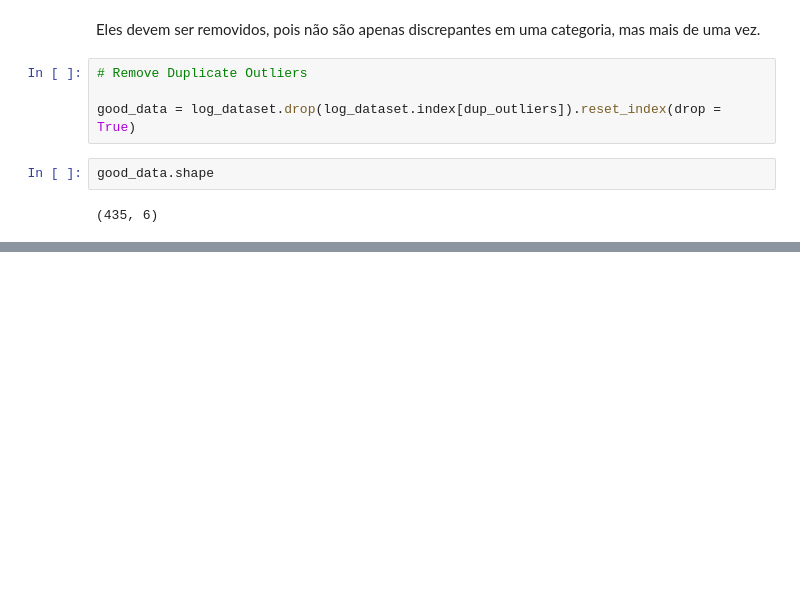
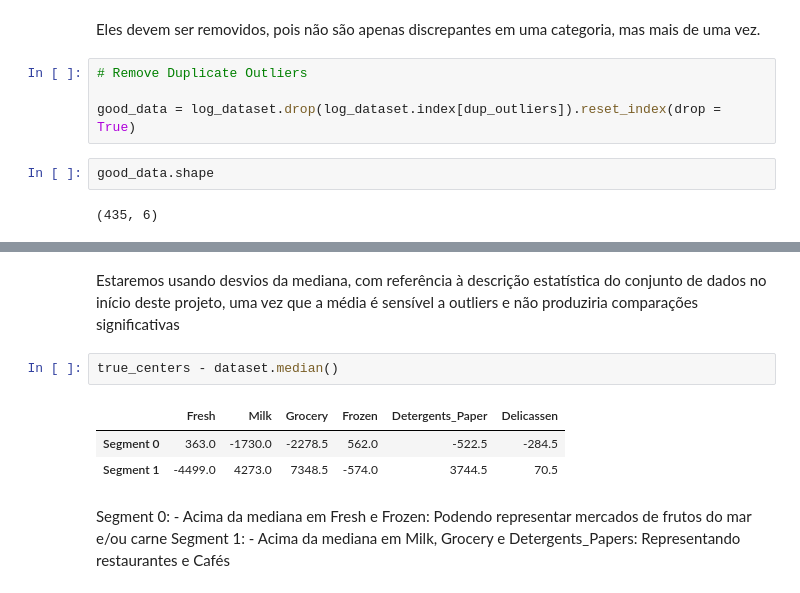
Before and after one commit to DanielDaCosta/customer-segmentation, a Jupyter notebook: Customer Segments.ipynb, the cells around one changed output, grey strips where cells are left out. Drawn from its saved outputs; the diff is of its cells as text; blank space fills up the shorter version.

```diff
--- a/Customer Segments.ipynb
+++ b/Customer Segments.ipynb
@@ -258,0 +419,13 @@ good_data.shape
+# %% [markdown]
+Estaremos usando desvios da mediana, com referência à descrição estatística do conjunto de dados no início deste projeto, uma vez que a média é sensível a outliers e não produziria comparações significativas
+# %%
+true_centers - dataset.median()
+# %% [output]
+|  | Fresh | Milk | Grocery | Frozen | Detergents_Paper | Delicassen |
+| Segment 0 | 363.0 | -1730.0 | -2278.5 | 562.0 | -522.5 | -284.5 |
+| Segment 1 | -4499.0 | 4273.0 | 7348.5 | -574.0 | 3744.5 | 70.5 |
+# %% [markdown]
+Segment 0:
+    - Acima da mediana em Fresh e Frozen: Podendo representar mercados de frutos do mar e/ou carne
+Segment 1:
+    - Acima da mediana em Milk, Grocery e Detergents_Papers: Representando restaurantes e Cafés
```
Also changed, not shown: parts of 28 cells of this notebook.
